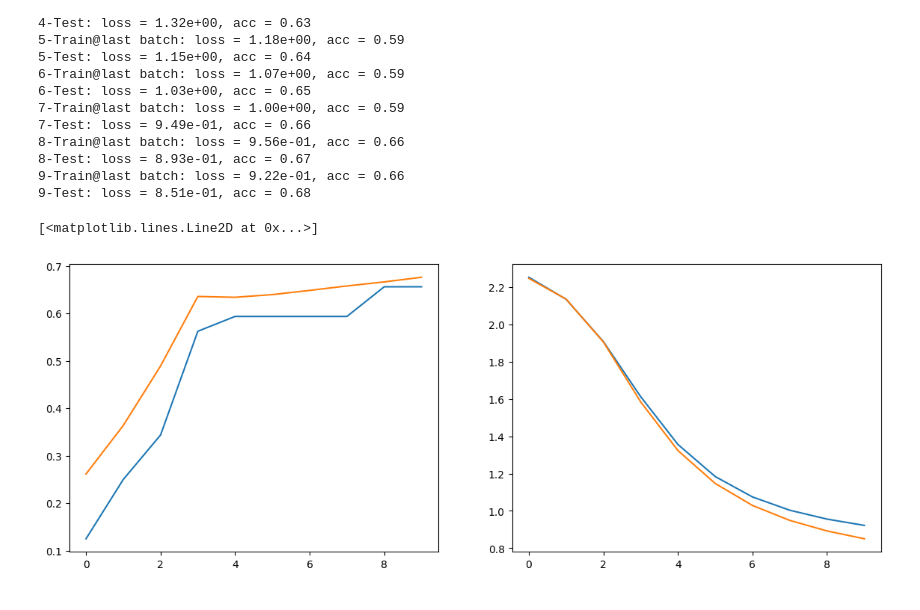
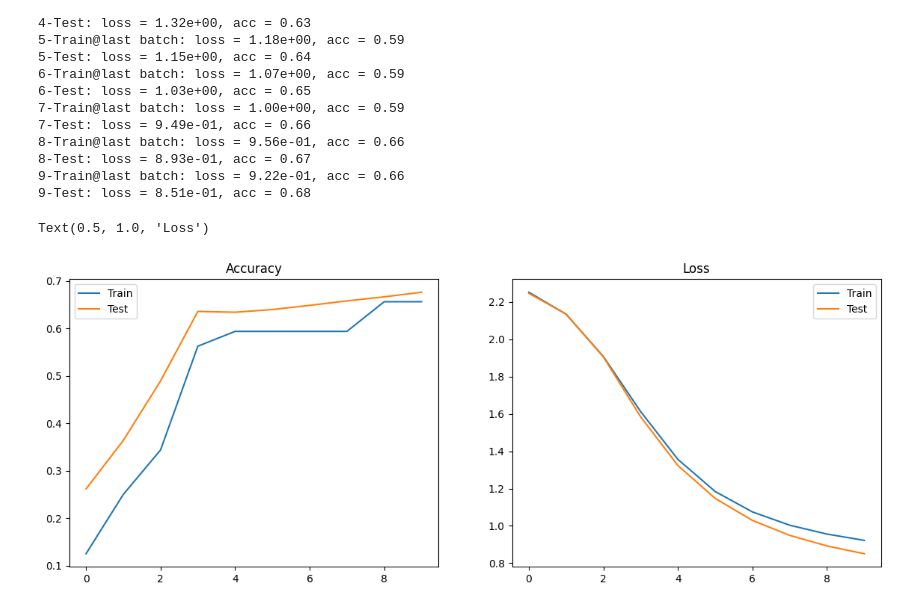
Before and after one commit to jskDr/torchlab, a Jupyter notebook: notebooks/pytorch/torch_prob_06-mlp.ipynb, the cells around one changed output. Saved outputs shown, nothing was run; the diff lists cells and outputs as text; code cells hidden in the pictures.

```diff
--- a/notebooks/pytorch/torch_prob_06-mlp.ipynb
+++ b/notebooks/pytorch/torch_prob_06-mlp.ipynb
@@ -115,11 +115,15 @@ for epoch in range(epochs):
 # %%
 plt.figure(figsize=(14,5))
 plt.subplot(1,2,1)
 plt.plot(perf["accuracy"], label='Train')
 plt.plot(perf_test["accuracy"], label='Test')
+plt.legend()
+plt.title("Accuracy")
 plt.subplot(1,2,2)
 plt.plot(perf["loss"], label="Train")
 plt.plot(perf_test["loss"], label="Test")
+plt.legend()
+plt.title("Loss")
 # %% [output]
-[<matplotlib.lines.Line2D at 0x...>]
+Text(0.5, 1.0, 'Loss')
-[figure, old version]
+[figure, new version]
```
Also changed, not shown: 1 other file.
